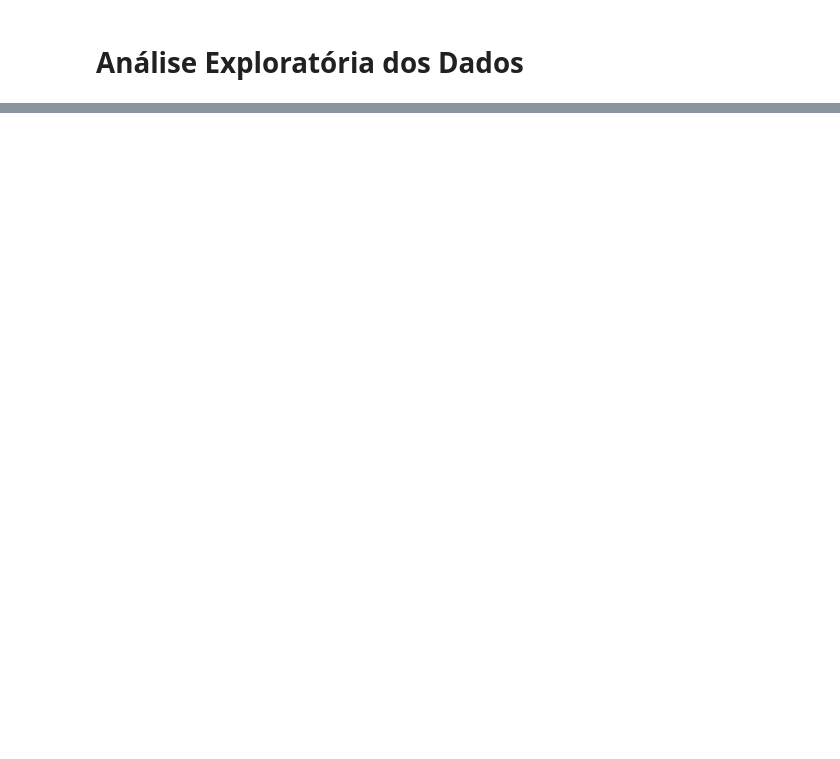
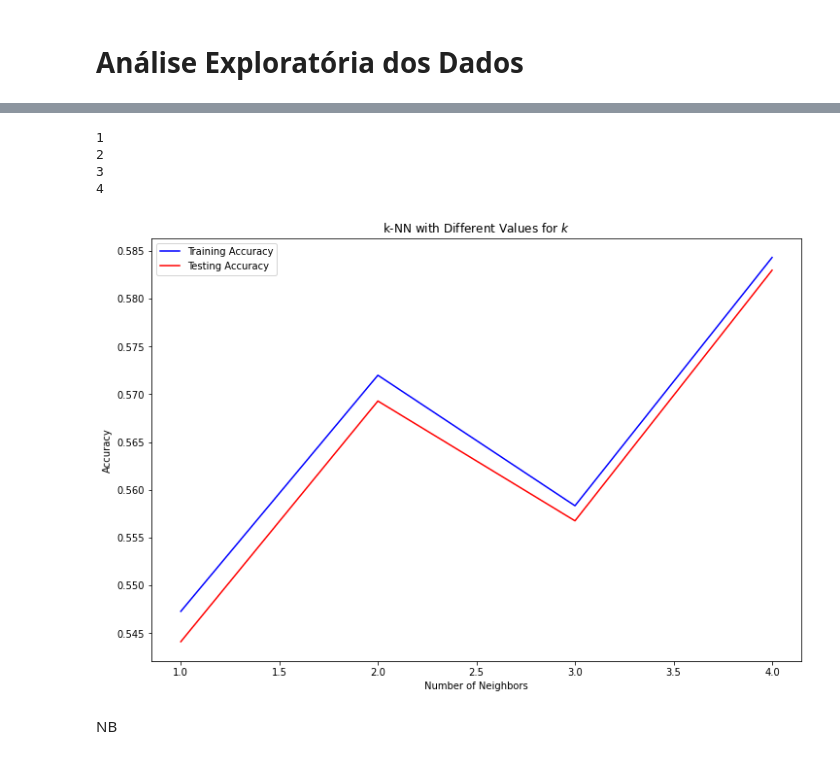
Before and after one commit to fernandakawasaki/Projeto-Base-de-Dados-COVID-19, a Jupyter notebook: notebook.ipynb, the cells around one changed output, grey strips where cells are left out. Cells and saved outputs as stored; diff of their text form; code cells hidden in the pictures; blank space fills up the shorter version.

```diff
--- a/notebook.ipynb
+++ b/notebook.ipynb
@@ -198,0 +221,6 @@ Name: patient_type, dtype: int64
+# %%
+model = KNeighborsClassifier(n_neighbors=5)
+
+model.fit(X_train, y_train)
+y_pred = model.predict(X_test)
+y_pred
@@ -198,0 +240,47 @@ Name: patient_type, dtype: int64
+# %%
+def plot_complexity_curve(k_list, knn_model, x_train, x_test, y_train, y_test):
+
+    train_scores = []
+    test_scores = []
+
+    # For each k
+    for k in k_list:
+        print(k)
+        # Initialize, fit, predict
+        knn = knn_model(k)
+
+        knn.fit(x_train, y_train)
+
+        train_scores.append(knn.score(x_train, y_train))
+        test_scores.append(knn.score(x_test, y_test))
+
+    # Plot
+    fig, ax = plt.subplots(figsize = [12,8])
+
+    ax.plot(k_list, train_scores, label='Training Accuracy', color='blue')
+    ax.plot(k_list, test_scores, label='Testing Accuracy', color='red')
+
+#     diff_list = []
+#     for (item1, item2) in zip(train_scores, test_scores):
+#         diff_list.append(min([item1, item2]) + (item1 - item2))
+
+#     ax.plot(k_list, diff_list, label='Testing Accuracy', color='green')
+
+    ax.set(title='k-NN with Different Values for $k$',
+           xlabel='Number of Neighbors',
+           ylabel='Accuracy')
+
+    ax.legend()
+# %%
+# Create possible values for k
+neighbors = np.arange(1, 5)
+
+plot_complexity_curve(neighbors, KNeighborsClassifier, X_train, X_test, y_train, y_test)
+# %% [output]
+1
+2
+3
+4
+[figure, added]
+# %% [markdown]
+NB
```
Also changed, not shown: parts of 50 cells of this notebook.
